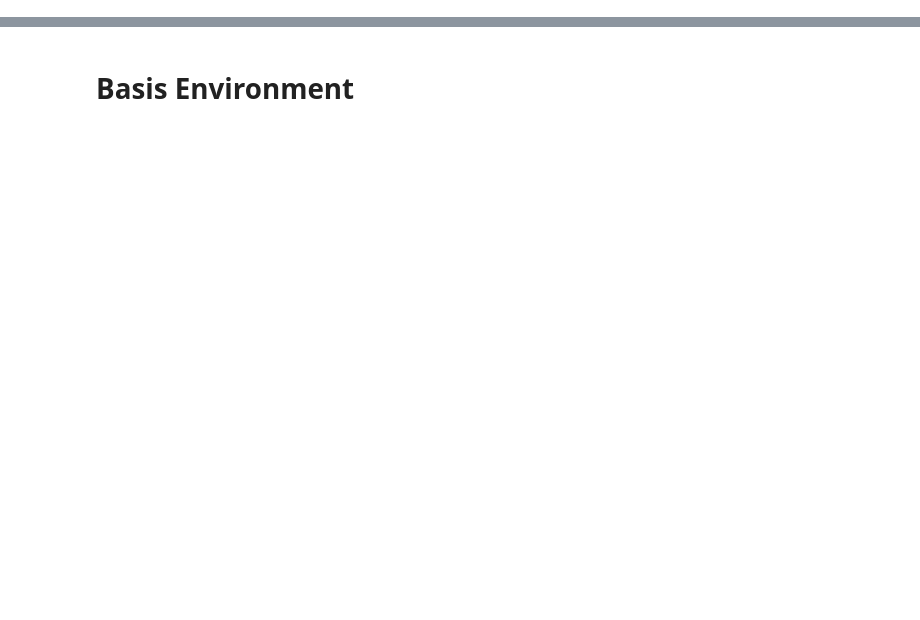
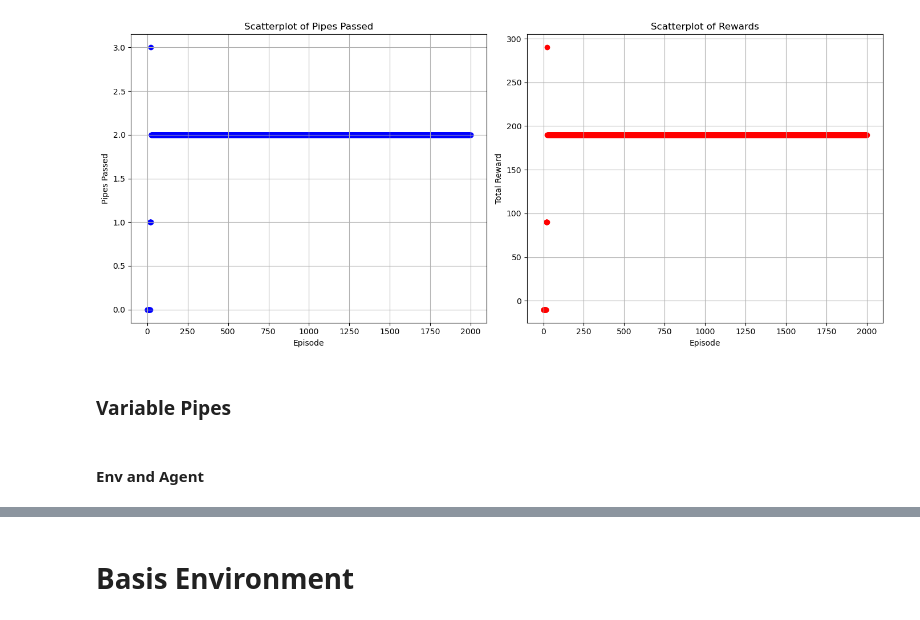
Before and after one commit to TobiasLudwig02/RLFlappyBird, a Jupyter notebook: q_learnin_env1.ipynb, the cells around one changed output, grey strips where cells are left out. Cells and saved outputs as stored; diff of their text form; code cells hidden in the pictures; blank space fills up the shorter version.

```diff
--- a/q_learnin_env1.ipynb
+++ b/q_learnin_env1.ipynb
@@ -21,0 +342,35 @@ number_episodes= 500000
+# %%
+df = pd.DataFrame({"Reward": list_rewards, "Pipes": list_pipes})
+df["Pipe State"]="Static Pipes"
+df["Index"] = df.index
+
+# df["Pipes"].max()
+# print(df.loc[df["Pipes"]==df["Pipes"].max()])
+
+# Scatterplots erstellen
+plt.figure(figsize=(14, 6))
+
+# Scatterplot für Pipes
+plt.subplot(1, 2, 1)
+plt.scatter(df['Index'], df['Pipes'], color='blue')
+plt.title('Scatterplot of Pipes Passed')
+plt.xlabel('Episode')
+plt.ylabel('Pipes Passed')
+plt.grid(True)
+
+# Scatterplot für Rewards
+plt.subplot(1, 2, 2)
+plt.scatter(df['Index'], df['Reward'], color='red')
+plt.title('Scatterplot of Rewards')
+plt.xlabel('Episode')
+plt.ylabel('Total Reward')
+plt.grid(True)
+
+plt.tight_layout()
+plt.show()
+# %% [output]
+[figure, added]
+# %% [markdown]
+### Variable Pipes
+# %% [markdown]
+#### Env and Agent
```
Also changed, not shown: parts of 32 cells of this notebook, 1 other file.
